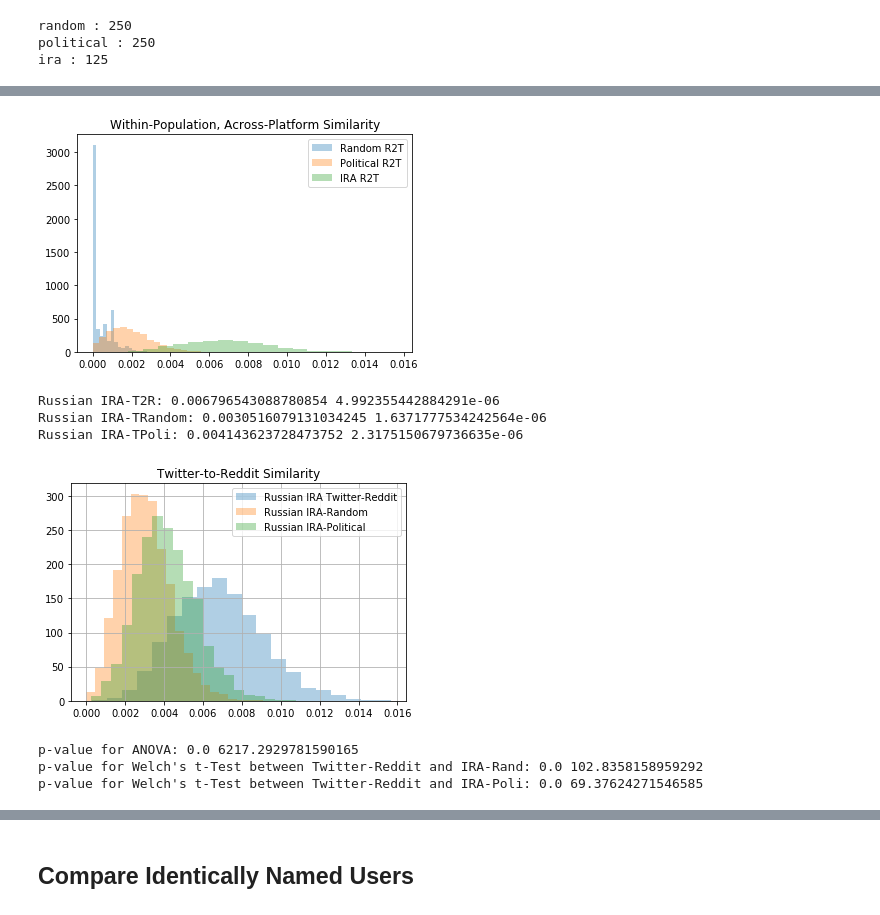
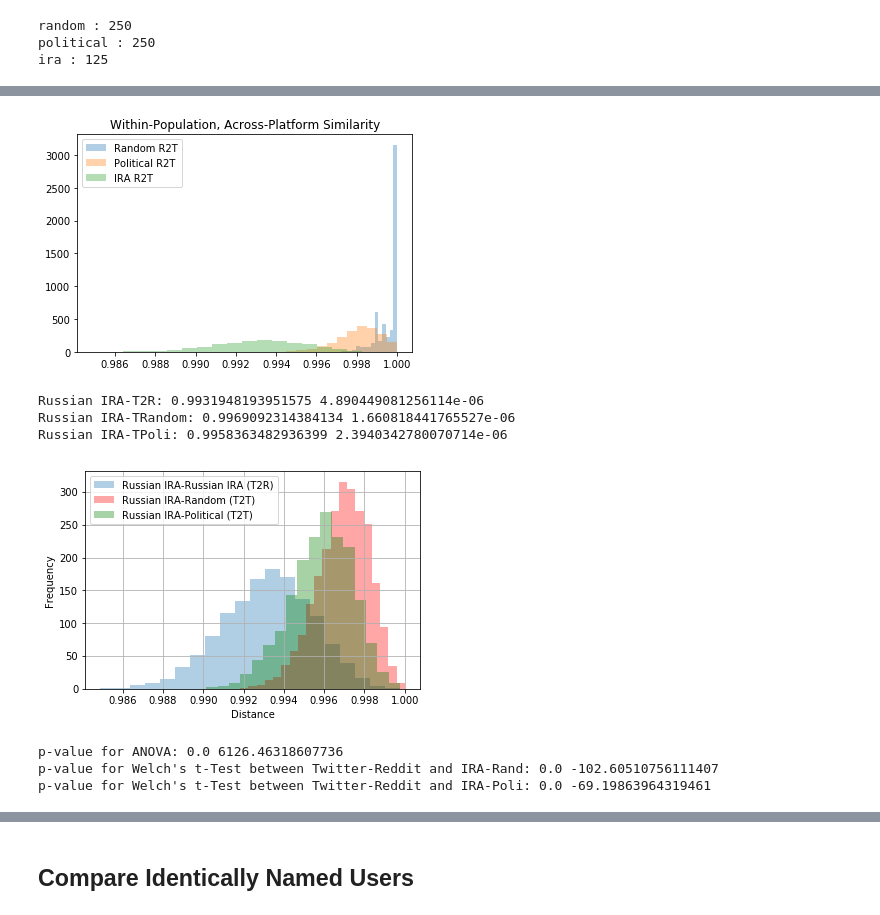
Before and after one commit to cbuntain/social-x-coor, a Jupyter notebook: notebooks/01c-PopulationLinkComparison-YouTube.ipynb, the cells around one changed output, grey strips where cells are left out. Drawn from its saved outputs; the diff is of its cells as text; code cells hidden in the pictures.

```diff
--- a/notebooks/01c-PopulationLinkComparison-YouTube.ipynb
+++ b/notebooks/01c-PopulationLinkComparison-YouTube.ipynb
@@ -98,6 +98,10 @@ def channels_to_norm_matrix(links_df, channels, user_id_field):
 
     shares_df = channels_df_to_shares(links_df, channels, user_id_field)
     return sklearn.preprocessing.normalize(shares_df[channels], norm="l2", axis=1)
+# %%
+# similarity_function = sklearn.metrics.pairwise.cosine_similarity
+similarity_function = sklearn.metrics.pairwise.cosine_distances
+# similarity_function = sklearn.metrics.pairwise.euclidean_distances
 # %%
 top_n_channels = 250
 
@@ -297,17 +301,17 @@ twitter_user_links_mat_poli = channels_to_norm_matrix(twitter_yt_df_poli, top_yt
 twitter_user_links_mat_ira = channels_to_norm_matrix(twitter_yt_df_ira, top_yt_chans_map_twitter["ira"], "user_id")
 
 # Calculate pairwise similarity among users across populations
-t2t_rand_rand_sim = sklearn.metrics.pairwise.cosine_similarity(twitter_user_links_mat_rand, twitter_user_links_mat_rand)
-t2t_poli_poli_sim = sklearn.metrics.pairwise.cosine_similarity(twitter_user_links_mat_poli, twitter_user_links_mat_poli)
-t2t_ira_ira_sim = sklearn.metrics.pairwise.cosine_similarity(twitter_user_links_mat_ira, twitter_user_links_mat_ira)
+t2t_rand_rand_sim = similarity_function(twitter_user_links_mat_rand, twitter_user_links_mat_rand)
+t2t_poli_poli_sim = similarity_function(twitter_user_links_mat_poli, twitter_user_links_mat_poli)
+t2t_ira_ira_sim = similarity_function(twitter_user_links_mat_ira, twitter_user_links_mat_ira)
 
-t2t_ira_rand_sim = sklearn.metrics.pairwise.cosine_similarity(
+t2t_ira_rand_sim = similarity_function(
     channels_to_norm_matrix(twitter_yt_df_ira, twitter_overlap_rand_ira, "user_id"),
     channels_to_norm_matrix(twitter_yt_df_rand, twitter_overlap_rand_ira, "user_id"))
-t2t_ira_poli_sim = sklearn.metrics.pairwise.cosine_similarity(
+t2t_ira_poli_sim = similarity_function(
     channels_to_norm_matrix(twitter_yt_df_ira, twitter_overlap_poli_ira, "user_id"),
     channels_to_norm_matrix(twitter_yt_df_poli, twitter_overlap_poli_ira, "user_id"))
-t2t_rand_poli_sim = sklearn.metrics.pairwise.cosine_similarity(
+t2t_rand_poli_sim = similarity_function(
     channels_to_norm_matrix(twitter_yt_df_rand, twitter_overlap_rand_poli, "user_id"),
     channels_to_norm_matrix(twitter_yt_df_poli, twitter_overlap_rand_poli, "user_id"))
 
@@ -646,11 +678,11 @@ p-value for Welch's t-Test between Twitter-Reddit and IRA-Poli: 0.0 123.57238036
 # %%
-t2r_rand_sim = sklearn.metrics.pairwise.cosine_similarity(
+t2r_rand_sim = similarity_function(
     channels_to_norm_matrix(twitter_yt_df_rand, r2t_overlap_rand, "user_id"),
     channels_to_norm_matrix(reddit_yt_df_rand, r2t_overlap_rand, "user_name"))
-t2r_poli_sim = sklearn.metrics.pairwise.cosine_similarity(
+t2r_poli_sim = similarity_function(
     channels_to_norm_matrix(twitter_yt_df_poli, r2t_overlap_poli, "user_id"),
     channels_to_norm_matrix(reddit_yt_df_poli, r2t_overlap_poli, "user_name"))
-t2r_ira_sim = sklearn.metrics.pairwise.cosine_similarity(
+t2r_ira_sim = similarity_function(
     channels_to_norm_matrix(twitter_yt_df_ira, r2t_overlap_ira, "user_id"),
     channels_to_norm_matrix(reddit_yt_df_ira, r2t_overlap_ira, "user_name"))
 
@@ -686,26 +718,32 @@ plt.title("Within-Population, Across-Platform Similarity")
 plt.legend()
 plt.show()
 # %% [output]
-[figure, old version]
+[figure, new version]
 # %%
 print("Russian IRA-T2R:", np.array(t2r_ira_sim_avg_bootstrap).mean(), np.array(t2r_ira_sim_avg_bootstrap).var())
 print("Russian IRA-TRandom:", np.array(t2t_ira_rand_sim_avg_bootstrap).mean(), np.array(t2t_ira_rand_sim_avg_bootstrap).var())
 print("Russian IRA-TPoli:", np.array(t2t_ira_poli_sim_avg_bootstrap).mean(), np.array(t2t_ira_poli_sim_avg_bootstrap).var())
 # %% [output]
-Russian IRA-T2R: 0.006796543088780854 4.992355442884291e-06
-Russian IRA-TRandom: 0.0030516079131034245 1.6371777534242564e-06
-Russian IRA-TPoli: 0.004143623728473752 2.3175150679736635e-06
+Russian IRA-T2R: 0.9931948193951575 4.890449081256114e-06
+Russian IRA-TRandom: 0.9969092314384134 1.660818441765527e-06
+Russian IRA-TPoli: 0.9958363482936399 2.3940342780070714e-06
 # %%
-plt.hist(t2r_ira_sim_avg_bootstrap, bins=20, density=True, alpha=0.35, label="Russian IRA Twitter-Reddit")
-plt.hist(t2t_ira_rand_sim_avg_bootstrap, bins=20, density=True, alpha=0.35, label="Russian IRA-Random")
-plt.hist(t2t_ira_poli_sim_avg_bootstrap, bins=20, density=True, alpha=0.35, label="Russian IRA-Political")
+plt.hist(t2r_ira_sim_avg_bootstrap, bins=20, density=True, alpha=0.35, label="Russian IRA-Russian IRA (T2R)")
+plt.hist(t2t_ira_rand_sim_avg_bootstrap, bins=20, density=True, alpha=0.35, label="Russian IRA-Random (T2T)", color="red")
+plt.hist(t2t_ira_poli_sim_avg_bootstrap, bins=20, density=True, alpha=0.35, label="Russian IRA-Political (T2T)", color="green")
 
-plt.title("Twitter-to-Reddit Similarity")
+# plt.title("Twitter-to-Reddit Similarity")
+
+plt.xlabel("Distance")
+plt.ylabel("Frequency")
+
 plt.legend()
 plt.grid()
+
+plt.savefig("across_platform_youtube_twitter.pdf", format="pdf")
 plt.show()
 # %% [output]
-[figure, old version]
+[figure, new version]
 # %%
 # Test whether the within-group similarities across the three populations are equal
 f_stat, p_val = scipy.stats.f_oneway(
@@ -726,9 +764,9 @@ t_stat, p_val = scipy.stats.ttest_ind(
     axis=0, equal_var=False)
 print("p-value for Welch's t-Test between Twitter-Reddit and IRA-Poli:", p_val, t_stat)
 # %% [output]
-p-value for ANOVA: 0.0 6217.2929781590165
-p-value for Welch's t-Test between Twitter-Reddit and IRA-Rand: 0.0 102.8358158959292
-p-value for Welch's t-Test between Twitter-Reddit and IRA-Poli: 0.0 69.37624271546585
+p-value for ANOVA: 0.0 6126.46318607736
+p-value for Welch's t-Test between Twitter-Reddit and IRA-Rand: 0.0 -102.60510756111407
+p-value for Welch's t-Test between Twitter-Reddit and IRA-Poli: 0.0 -69.19863964319461
 # %%
 ## Full Cross-Comparison
 
```
Also changed, not shown: parts of 23 cells of this notebook, 7 other files.
